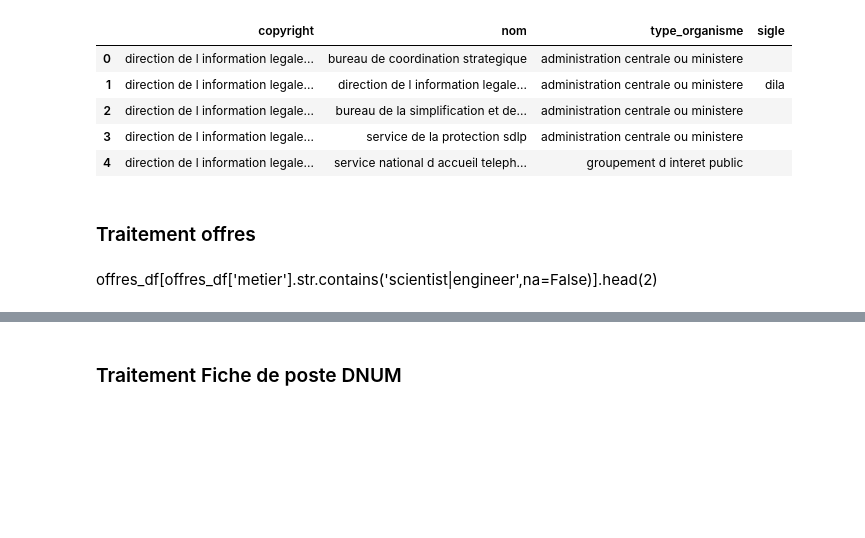
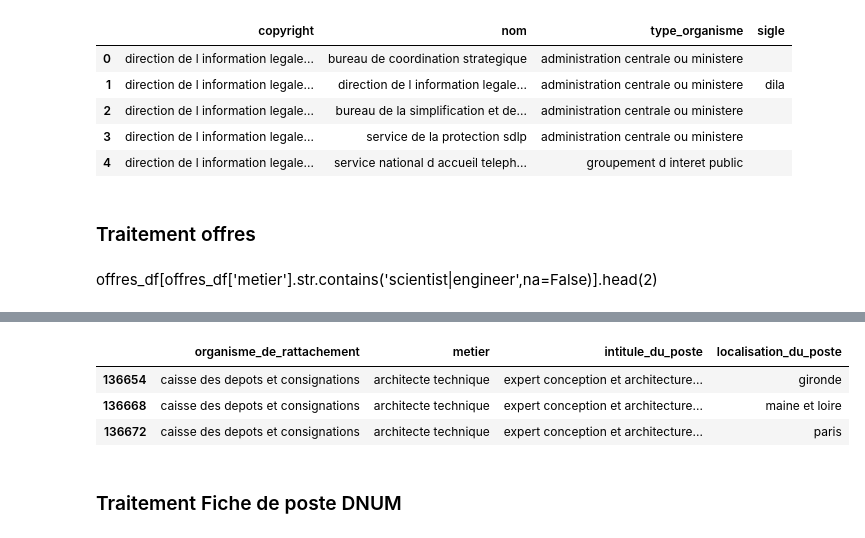
Before and after one commit to johnplt/ted, a Jupyter notebook: notebook/ted.ipynb, the cells around one changed output, grey strips where cells are left out. Saved outputs shown, nothing was run; the diff lists cells and outputs as text; code cells hidden in the pictures; blank space fills up the shorter version.

```diff
--- a/notebook/ted.ipynb
+++ b/notebook/ted.ipynb
@@ -154,3 +149,10 @@ offres_df_clean.head(2)
+# %%
+offres_df_clean[offres_df_clean['metier'].str.contains("ux designer",na=False)|offres_df_clean['intitule_du_poste'].str.contains("data designer",na=False)].head(5)
+# %% [output]
+|  | organisme_de_rattachement | metier | intitule_du_poste | localisation_du_poste |
+| 136654 | caisse des depots et consignations | architecte technique | expert conception et architecture... | gironde |
+| 136668 | caisse des depots et consignations | architecte technique | expert conception et architecture... | maine et loire |
+| 136672 | caisse des depots et consignations | architecte technique | expert conception et architecture... | paris |
 # %% [markdown]
 ### Traitement Fiche de poste DNUM
 # %%
```
Also changed, not shown: parts of 13 cells of this notebook.
